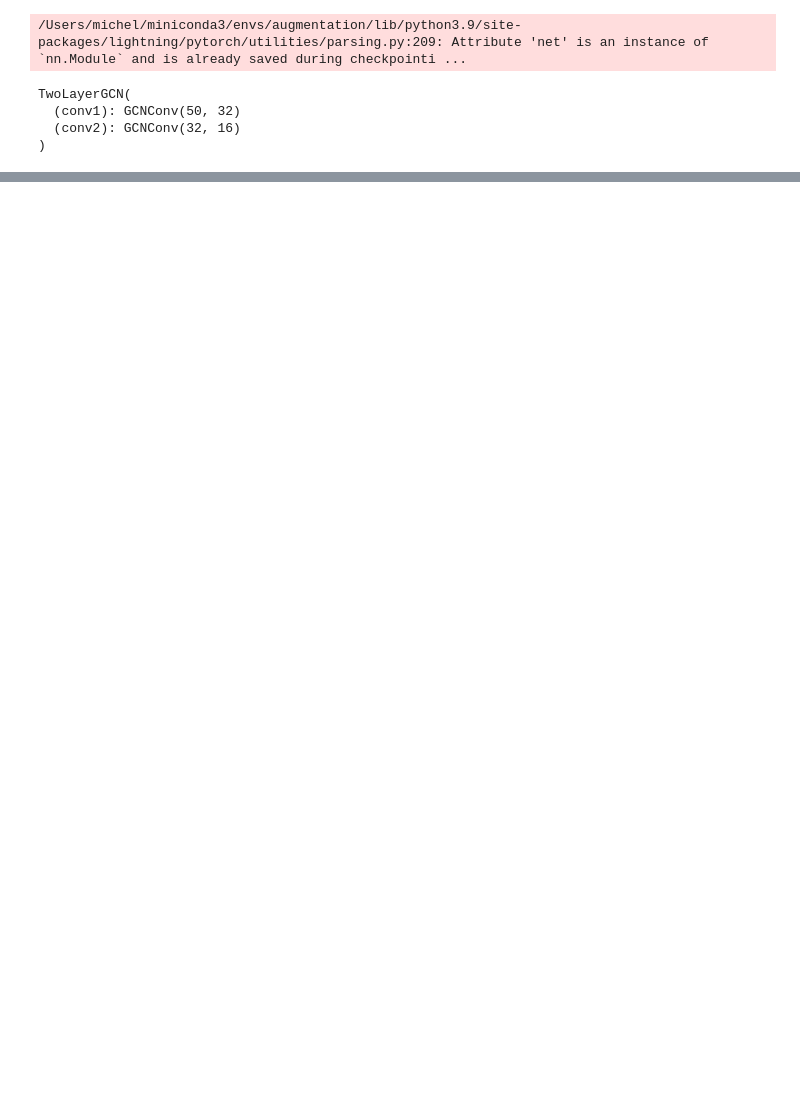
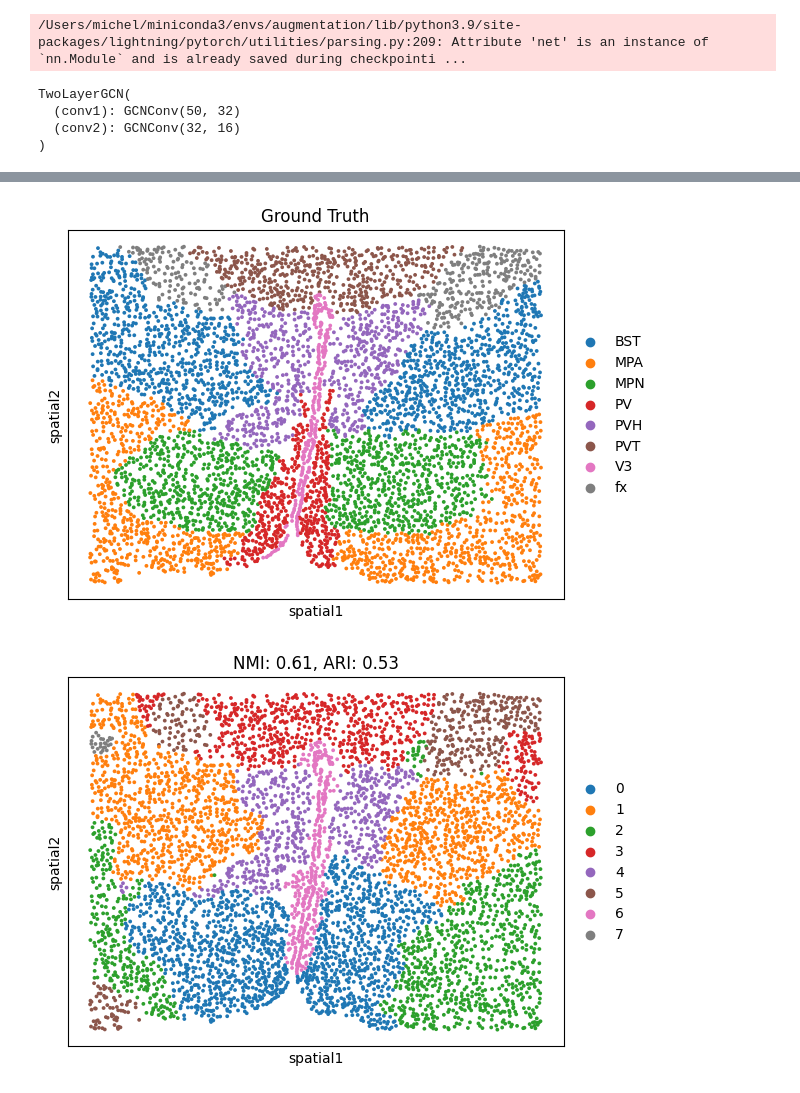
Before and after one commit to BoevaLab/spatial-augmentations, a Jupyter notebook: notebooks/playground.ipynb, the cells around one changed output, grey strips where cells are left out. Drawn from its saved outputs; the diff is of its cells as text; code cells hidden in the pictures; blank space fills up the shorter version.

```diff
--- a/notebooks/playground.ipynb
+++ b/notebooks/playground.ipynb
@@ -144,0 +136,9 @@ Adjusted Rand Index (ARI): 0.4296
+# %%
+merfish4 = sc.read_h5ad("../logS/augmentation/runs/2025-04-06_17-57-24/adata_files/MERFISH_small4.h5ad")
+merfish5 = sc.read_h5ad("../logS/augmentation/runs/2025-04-06_17-57-24/adata_files/MERFISH_small5.h5ad")
+# %%
+sc.pl.embedding(merfish4, basis="spatial", color="domain", size=30, title="Ground Truth")
+sc.pl.embedding(merfish4, basis="spatial", color="leiden", size=30, title="NMI: 0.61, ARI: 0.53")
+# %% [output]
+[figure, added]
+[figure, added]
```
Also changed, not shown: parts of 14 cells of this notebook, 2 other files.
